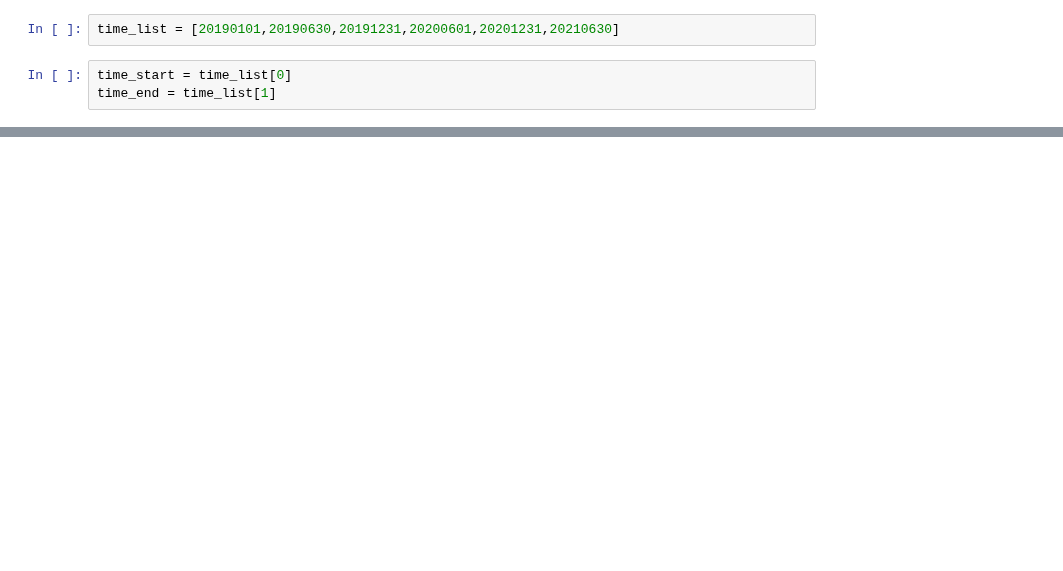
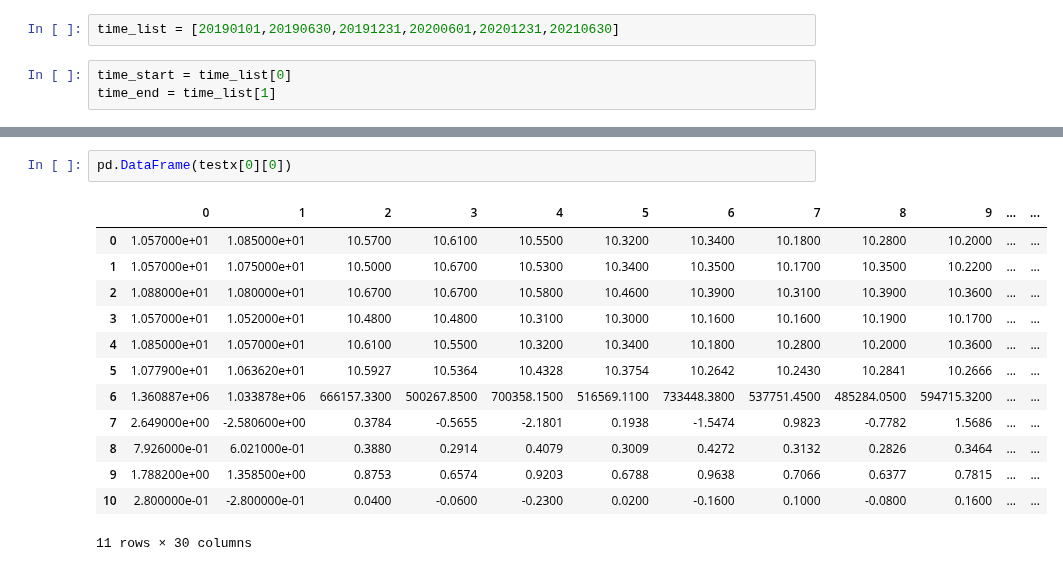
Before and after one commit to June24-Wu/Shannon, a Jupyter notebook: AlphaNet/12.08/Read_Data.ipynb, the cells around one changed output, grey strips where cells are left out. Saved outputs shown, nothing was run; the diff lists cells and outputs as text; blank space fills up the shorter version.

```diff
--- a/AlphaNet/12.08/Read_Data.ipynb
+++ b/AlphaNet/12.08/Read_Data.ipynb
@@ -55,0 +60,16 @@ dataframe_list
+# %%
+pd.DataFrame(testx[0][0])
+# %% [output]
+|  | 0 | 1 | 2 | 3 | 4 | 5 | 6 | 7 | 8 | 9 | ... | ... |
+| 0 | 1.057000e+01 | 1.085000e+01 | 10.5700 | 10.6100 | 10.5500 | 10.3200 | 10.3400 | 10.1800 | 10.2800 | 10.2000 | ... | ... |
+| 1 | 1.057000e+01 | 1.075000e+01 | 10.5000 | 10.6700 | 10.5300 | 10.3400 | 10.3500 | 10.1700 | 10.3500 | 10.2200 | ... | ... |
+| 2 | 1.088000e+01 | 1.080000e+01 | 10.6700 | 10.6700 | 10.5800 | 10.4600 | 10.3900 | 10.3100 | 10.3900 | 10.3600 | ... | ... |
+| 3 | 1.057000e+01 | 1.052000e+01 | 10.4800 | 10.4800 | 10.3100 | 10.3000 | 10.1600 | 10.1600 | 10.1900 | 10.1700 | ... | ... |
+| 4 | 1.085000e+01 | 1.057000e+01 | 10.6100 | 10.5500 | 10.3200 | 10.3400 | 10.1800 | 10.2800 | 10.2000 | 10.3600 | ... | ... |
+| 5 | 1.077900e+01 | 1.063620e+01 | 10.5927 | 10.5364 | 10.4328 | 10.3754 | 10.2642 | 10.2430 | 10.2841 | 10.2666 | ... | ... |
+| 6 | 1.360887e+06 | 1.033878e+06 | 666157.3300 | 500267.8500 | 700358.1500 | 516569.1100 | 733448.3800 | 537751.4500 | 485284.0500 | 594715.3200 | ... | ... |
+| 7 | 2.649000e+00 | -2.580600e+00 | 0.3784 | -0.5655 | -2.1801 | 0.1938 | -1.5474 | 0.9823 | -0.7782 | 1.5686 | ... | ... |
+| 8 | 7.926000e-01 | 6.021000e-01 | 0.3880 | 0.2914 | 0.4079 | 0.3009 | 0.4272 | 0.3132 | 0.2826 | 0.3464 | ... | ... |
+| 9 | 1.788200e+00 | 1.358500e+00 | 0.8753 | 0.6574 | 0.9203 | 0.6788 | 0.9638 | 0.7066 | 0.6377 | 0.7815 | ... | ... |
+| 10 | 2.800000e-01 | -2.800000e-01 | 0.0400 | -0.0600 | -0.2300 | 0.0200 | -0.1600 | 0.1000 | -0.0800 | 0.1600 | ... | ... |
+11 rows × 30 columns
```
Also changed, not shown: parts of 8 cells of this notebook, 2 other files.
